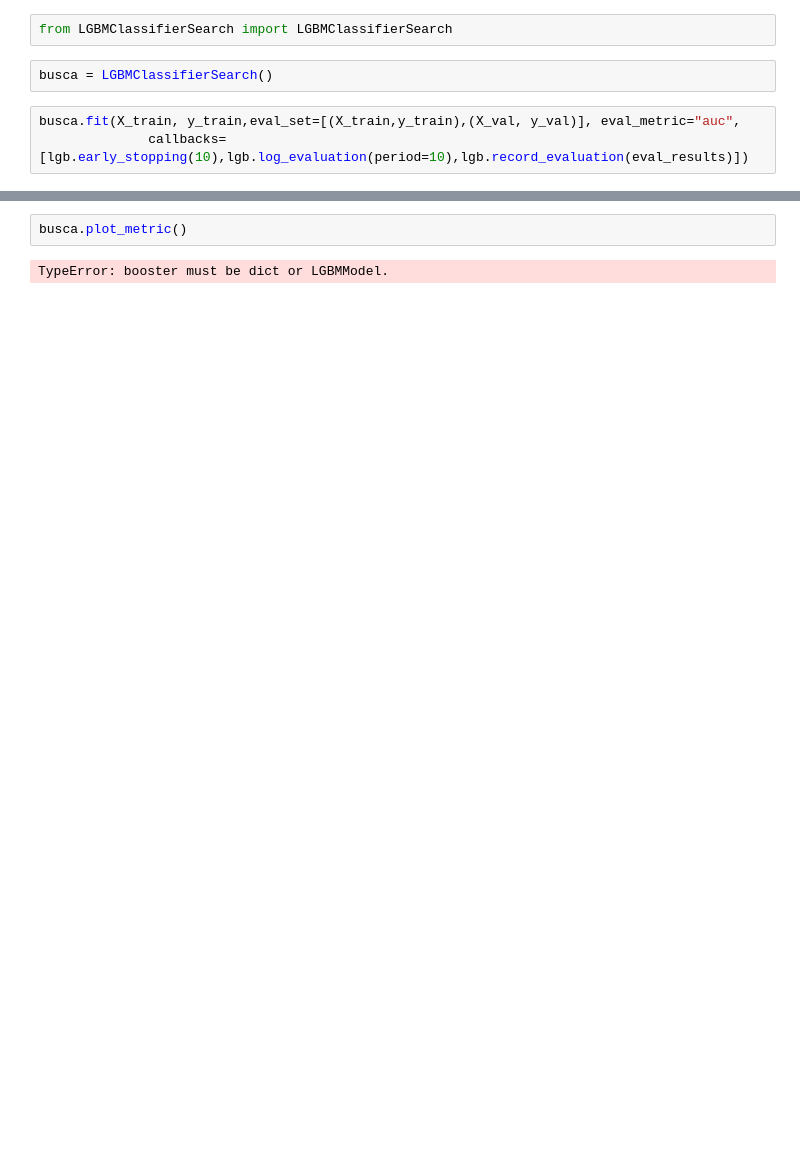
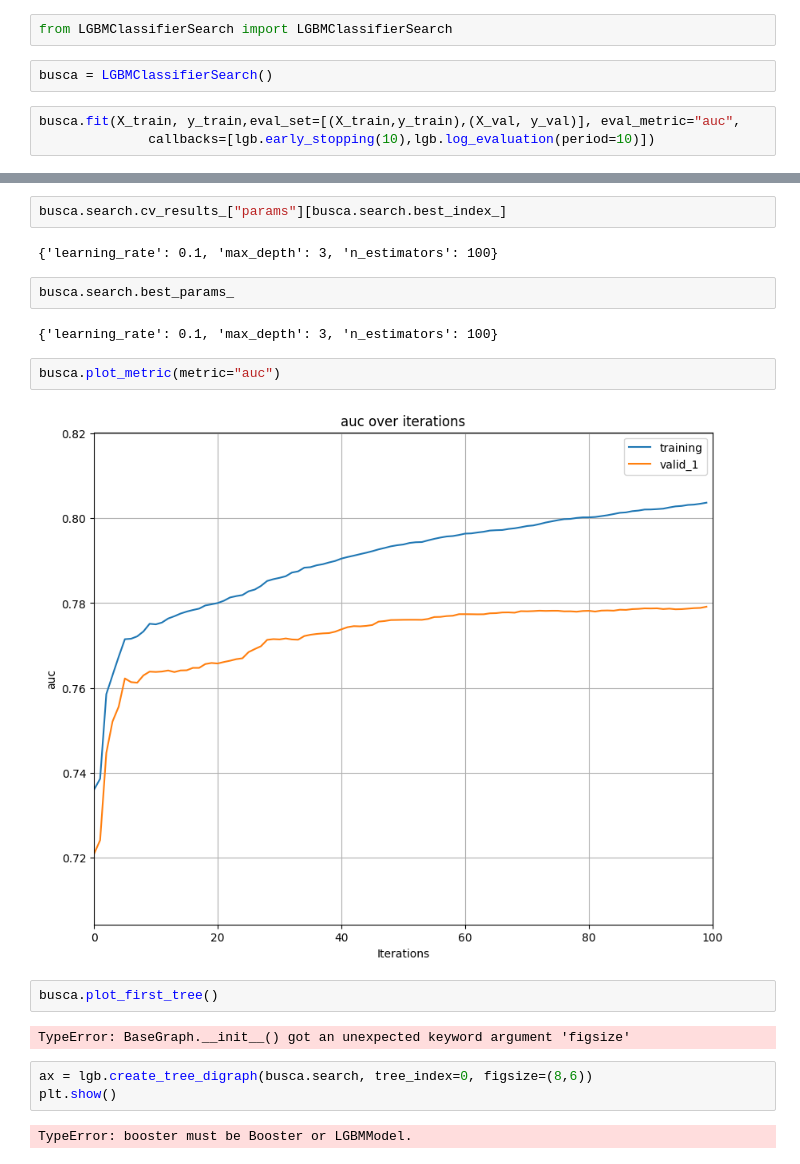
Before and after one commit to ghidoni/ml_utils, a Jupyter notebook: testing.ipynb, the cells around one changed output, grey strips where cells are left out. Saved outputs shown, nothing was run; the diff lists cells and outputs as text; blank space fills up the shorter version.

```diff
--- a/testing.ipynb
+++ b/testing.ipynb
@@ -119,5 +181,5 @@ from LGBMClassifierSearch import LGBMClassifierSearch
 busca = LGBMClassifierSearch()
 # %%
 busca.fit(X_train, y_train,eval_set=[(X_train,y_train),(X_val, y_val)], eval_metric="auc",
-              callbacks=[lgb.early_stopping(10),lgb.log_evaluation(period=10),lgb.record_evaluation(eval_results)])
+              callbacks=[lgb.early_stopping(10),lgb.log_evaluation(period=10)])
 # %% [output]
@@ -139,7 +201,24 @@ Did not meet early stopping. Best iteration is:
 Did not meet early stopping. Best iteration is:
 [100]   training's auc: 0.803693        training's binary_logloss: 0.413096     valid_1's auc: 0.779153 valid_1's binary_logloss: 0.427696
 <LGBMClassifierSearch.LGBMClassifierSearch at 0x...>
+# %%
+busca.search.cv_results_["params"][busca.search.best_index_]
+# %% [output]
+{'learning_rate': 0.1, 'max_depth': 3, 'n_estimators': 100}
+# %%
+busca.search.best_params_
+# %% [output]
+{'learning_rate': 0.1, 'max_depth': 3, 'n_estimators': 100}
 # %%
-busca.plot_metric()
+busca.plot_metric(metric="auc")
 # %% [output]
-TypeError: booster must be dict or LGBMModel.
+[figure, added]
+# %%
+busca.plot_first_tree()
+# %% [output]
+TypeError: BaseGraph.__init__() got an unexpected keyword argument 'figsize'
+# %%
+ax = lgb.create_tree_digraph(busca.search, tree_index=0, figsize=(8,6))
+plt.show()
+# %% [output]
+TypeError: booster must be Booster or LGBMModel.
```
Also changed, not shown: parts of 14 cells of this notebook, 7 other files.
